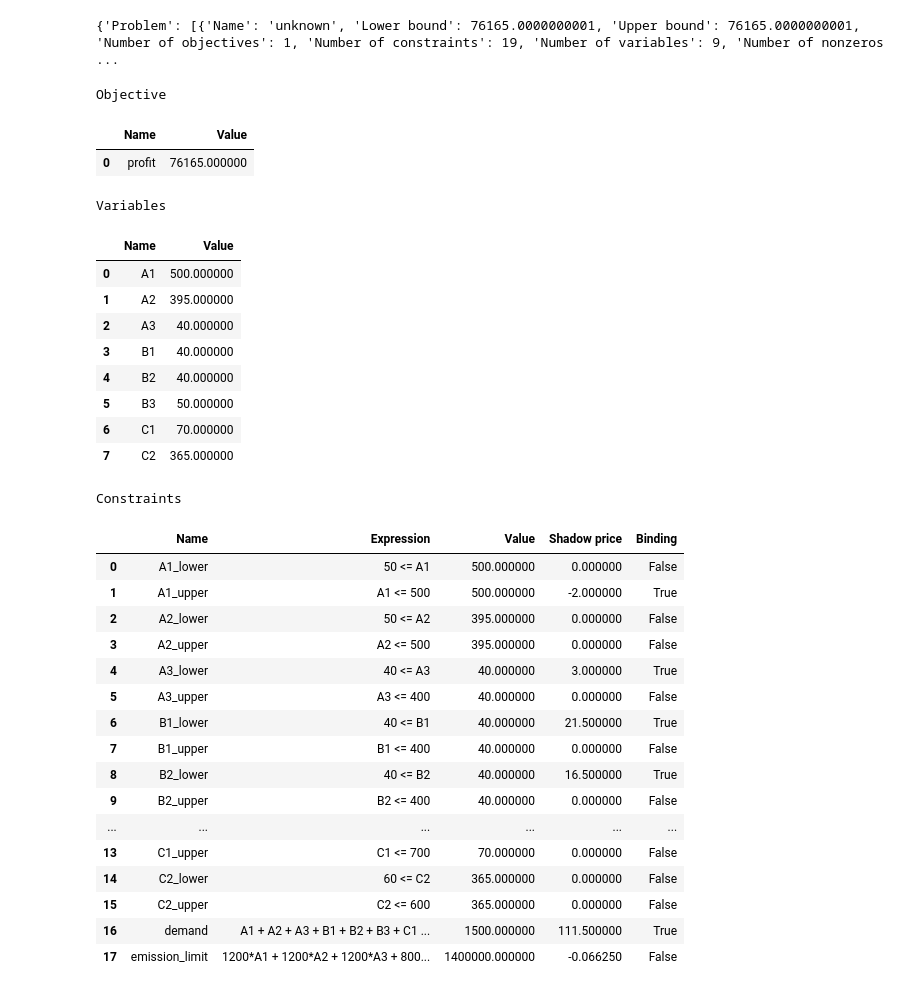
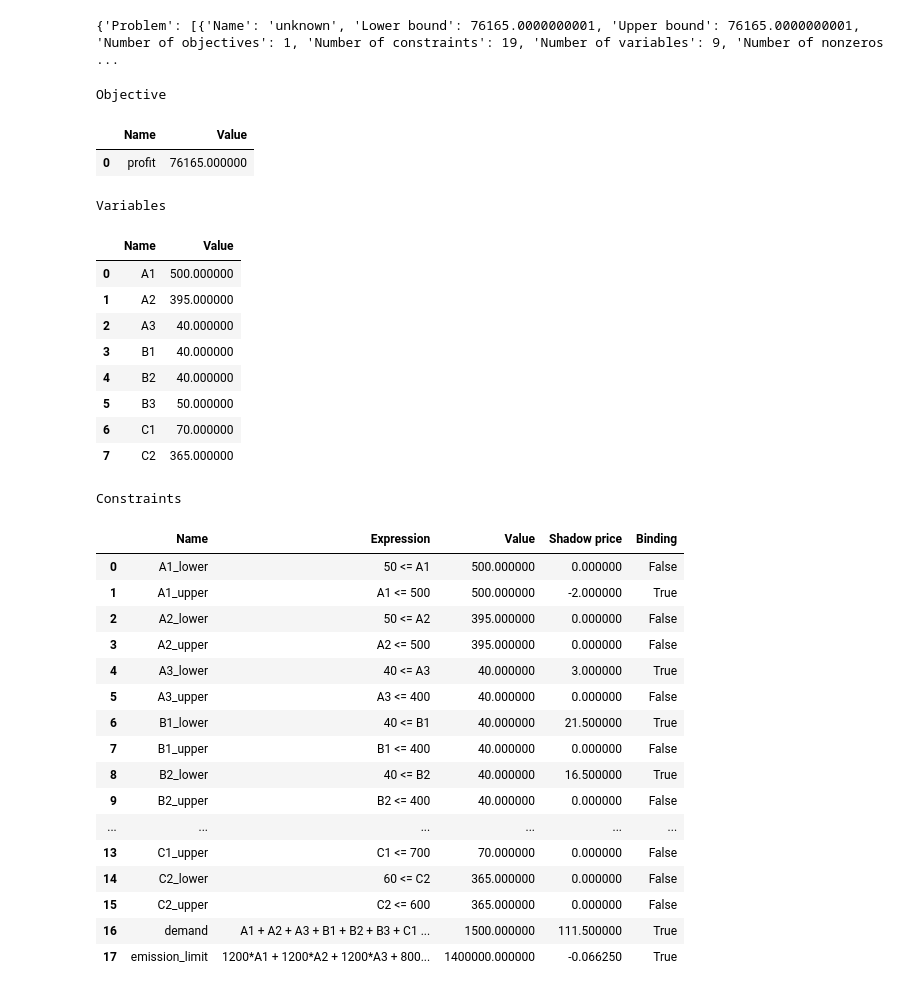
Before and after one commit to sjpfenninger/optimisation-course, a Jupyter notebook: 1 - LP.ipynb, the cells around one changed output. Drawn from its saved outputs; the diff is of its cells as text; code cells hidden in the pictures.

```diff
--- a/1 - LP.ipynb
+++ b/1 - LP.ipynb
@@ -306,36 +307,36 @@ solver.solve(m)
 # %% [output]
 {'Problem': [{'Name': 'unknown', 'Lower bound': 76165.0000000001, 'Upper bound': 76165.0000000001, 'Number of objectives': 1, 'Number of constraints': 19, 'Number of variables': 9, 'Number of nonzeros ...
 # %%
-summarise_lp_results(m)
+summarise_results(m)
 # %% [output]
 Objective
 |  | Name | Value |
 | 0 | profit | 76165.000000 |
 Variables
 |  | Name | Value |
 | 0 | A1 | 500.000000 |
 | 1 | A2 | 395.000000 |
 | 2 | A3 | 40.000000 |
 | 3 | B1 | 40.000000 |
 | 4 | B2 | 40.000000 |
 | 5 | B3 | 50.000000 |
 | 6 | C1 | 70.000000 |
 | 7 | C2 | 365.000000 |
 Constraints
 |  | Name | Expression | Value | Shadow price | Binding |
 | 0 | A1_lower | 50 <= A1 | 500.000000 | 0.000000 | False |
 | 1 | A1_upper | A1 <= 500 | 500.000000 | -2.000000 | True |
 | 2 | A2_lower | 50 <= A2 | 395.000000 | 0.000000 | False |
 | 3 | A2_upper | A2 <= 500 | 395.000000 | 0.000000 | False |
 | 4 | A3_lower | 40 <= A3 | 40.000000 | 3.000000 | True |
 | 5 | A3_upper | A3 <= 400 | 40.000000 | 0.000000 | False |
 | 6 | B1_lower | 40 <= B1 | 40.000000 | 21.500000 | True |
 | 7 | B1_upper | B1 <= 400 | 40.000000 | 0.000000 | False |
 | 8 | B2_lower | 40 <= B2 | 40.000000 | 16.500000 | True |
 | 9 | B2_upper | B2 <= 400 | 40.000000 | 0.000000 | False |
 | ... | ... | ... | ... | ... | ... |
 | 13 | C1_upper | C1 <= 700 | 70.000000 | 0.000000 | False |
 | 14 | C2_lower | 60 <= C2 | 365.000000 | 0.000000 | False |
 | 15 | C2_upper | C2 <= 600 | 365.000000 | 0.000000 | False |
 | 16 | demand | A1 + A2 + A3 + B1 + B2 + B3 + C1 ... | 1500.000000 | 111.500000 | True |
-| 17 | emission_limit | 1200*A1 + 1200*A2 + 1200*A3 + 800... | 1400000.000000 | -0.066250 | False |
+| 17 | emission_limit | 1200*A1 + 1200*A2 + 1200*A3 + 800... | 1400000.000000 | -0.066250 | True |
```
Also changed, not shown: parts of 6 cells of this notebook, 7 other files.
